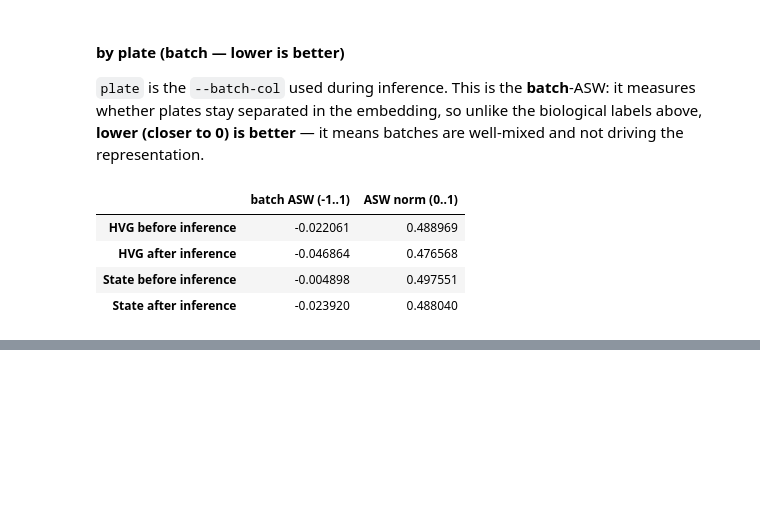
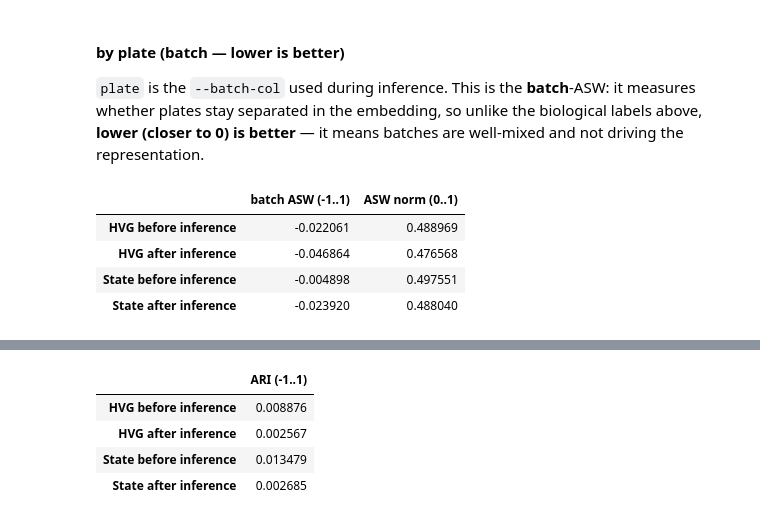
Before and after one commit to jeannieshe/relearn, a Jupyter notebook: notebooks/alaysia/state_embedding_analysis.ipynb, the cells around one changed output, grey strips where cells are left out. Saved outputs shown, nothing was run; the diff lists cells and outputs as text; code cells hidden in the pictures; blank space fills up the shorter version.

```diff
--- a/notebooks/alaysia/state_embedding_analysis.ipynb
+++ b/notebooks/alaysia/state_embedding_analysis.ipynb
@@ -459,0 +557,10 @@ Between Leiden clusters and labels
+# %%
+# plate is the batch column: LOWER ARI (nearer 0) = better (batches not driving the clusters).
+ari_plate_df = ari_table("plate")
+ari_plate_df   # lower/closer-to-0 = better mixing
+# %% [output]
+|  | ARI (-1..1) |
+| HVG before inference | 0.008876 |
+| HVG after inference | 0.002567 |
+| State before inference | 0.013479 |
+| State after inference | 0.002685 |
```
Also changed, not shown: parts of 8 cells of this notebook.
